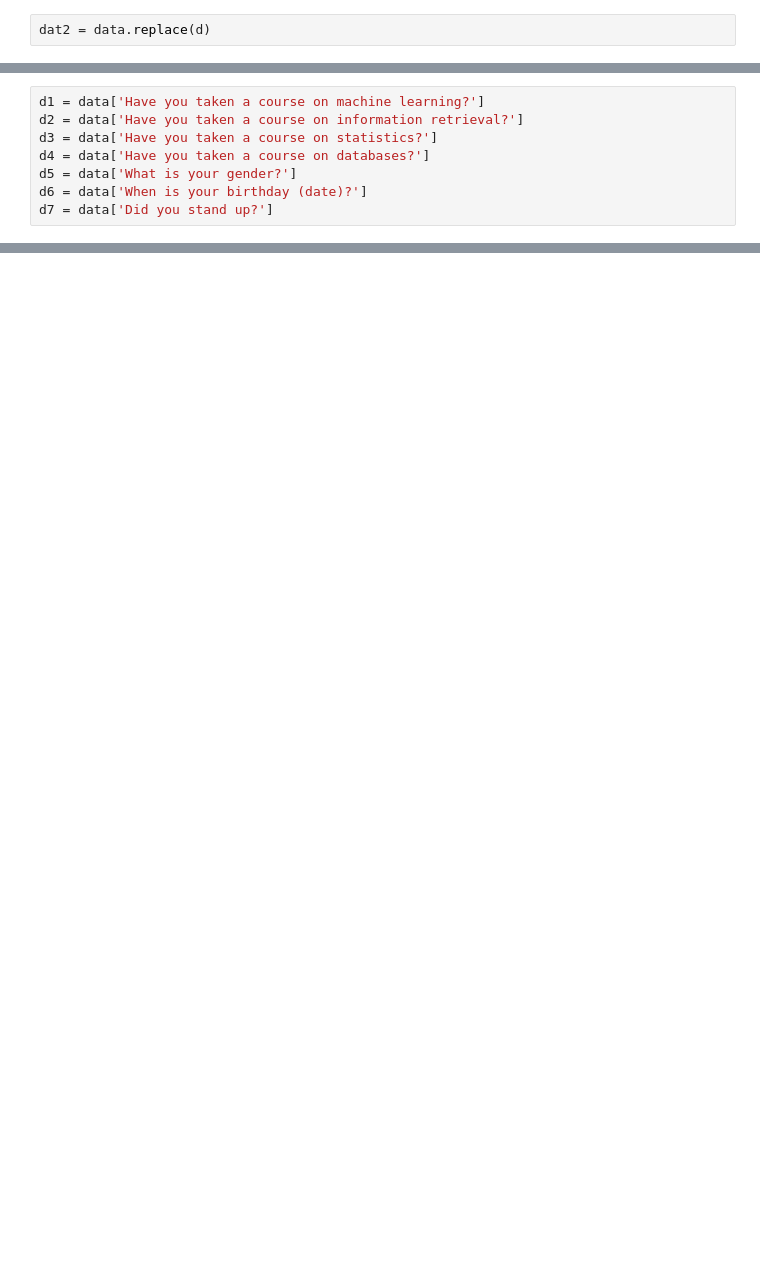
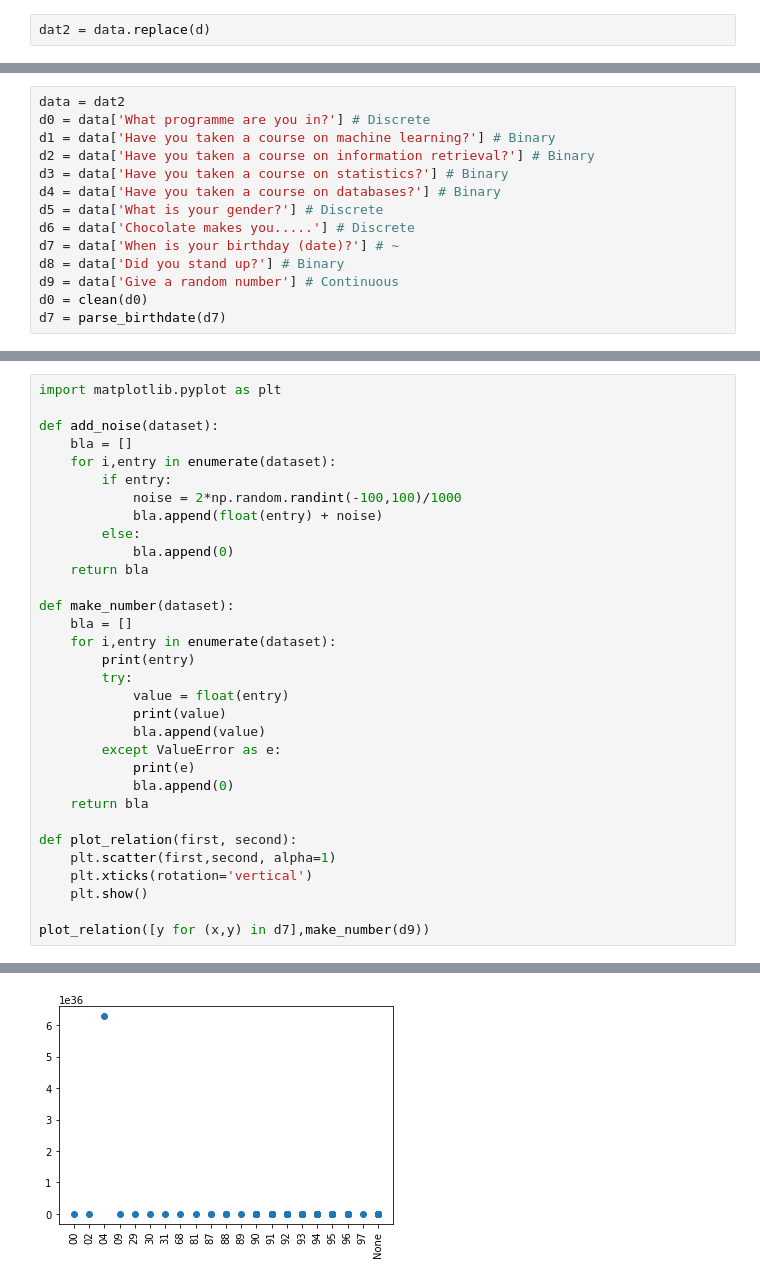
Before and after one commit to hannaheyer/Dmt, a Jupyter notebook: Data Mining assignment 1.ipynb, the cells around one changed output, grey strips where cells are left out. Drawn from its saved outputs; the diff is of its cells as text; blank space fills up the shorter version.

```diff
--- a/Data Mining assignment 1.ipynb
+++ b/Data Mining assignment 1.ipynb
@@ -73,8 +108,14 @@ Index(['What programme are you in?',
 # %%
-d1 = data['Have you taken a course on machine learning?']
-d2 = data['Have you taken a course on information retrieval?']
-d3 = data['Have you taken a course on statistics?']
-d4 = data['Have you taken a course on databases?']
-d5 = data['What is your gender?']
-d6 = data['When is your birthday (date)?']
-d7 = data['Did you stand up?']
+data = dat2
+d0 = data['What programme are you in?'] # Discrete
+d1 = data['Have you taken a course on machine learning?'] # Binary
+d2 = data['Have you taken a course on information retrieval?'] # Binary
+d3 = data['Have you taken a course on statistics?'] # Binary
+d4 = data['Have you taken a course on databases?'] # Binary
+d5 = data['What is your gender?'] # Discrete
+d6 = data['Chocolate makes you.....'] # Discrete
+d7 = data['When is your birthday (date)?'] # ~
+d8 = data['Did you stand up?'] # Binary
+d9 = data['Give a random number'] # Continuous
+d0 = clean(d0)
+d7 = parse_birthdate(d7)
@@ -167,0 +122,33 @@ FUCK OFF
+# %%
+import matplotlib.pyplot as plt
+
+def add_noise(dataset):
+    bla = []
+    for i,entry in enumerate(dataset):
+        if entry:
+            noise = 2*np.random.randint(-100,100)/1000
+            bla.append(float(entry) + noise)
+        else:
+            bla.append(0)
+    return bla
+
+def make_number(dataset):
+    bla = []
+    for i,entry in enumerate(dataset):
+        print(entry)
+        try:
+            value = float(entry)
+            print(value)
+            bla.append(value)
+        except ValueError as e:
+            print(e)
+            bla.append(0)
+    return bla
+
+def plot_relation(first, second):
+    plt.scatter(first,second, alpha=1)
+    plt.xticks(rotation='vertical')
+    plt.show()
+
+plot_relation([y for (x,y) in d7],make_number(d9))
+# %% [output]
@@ -167,0 +172 @@ FUCK OFF
+[figure, added]
```
Also changed, not shown: parts of 14 cells of this notebook, 1 other file.
